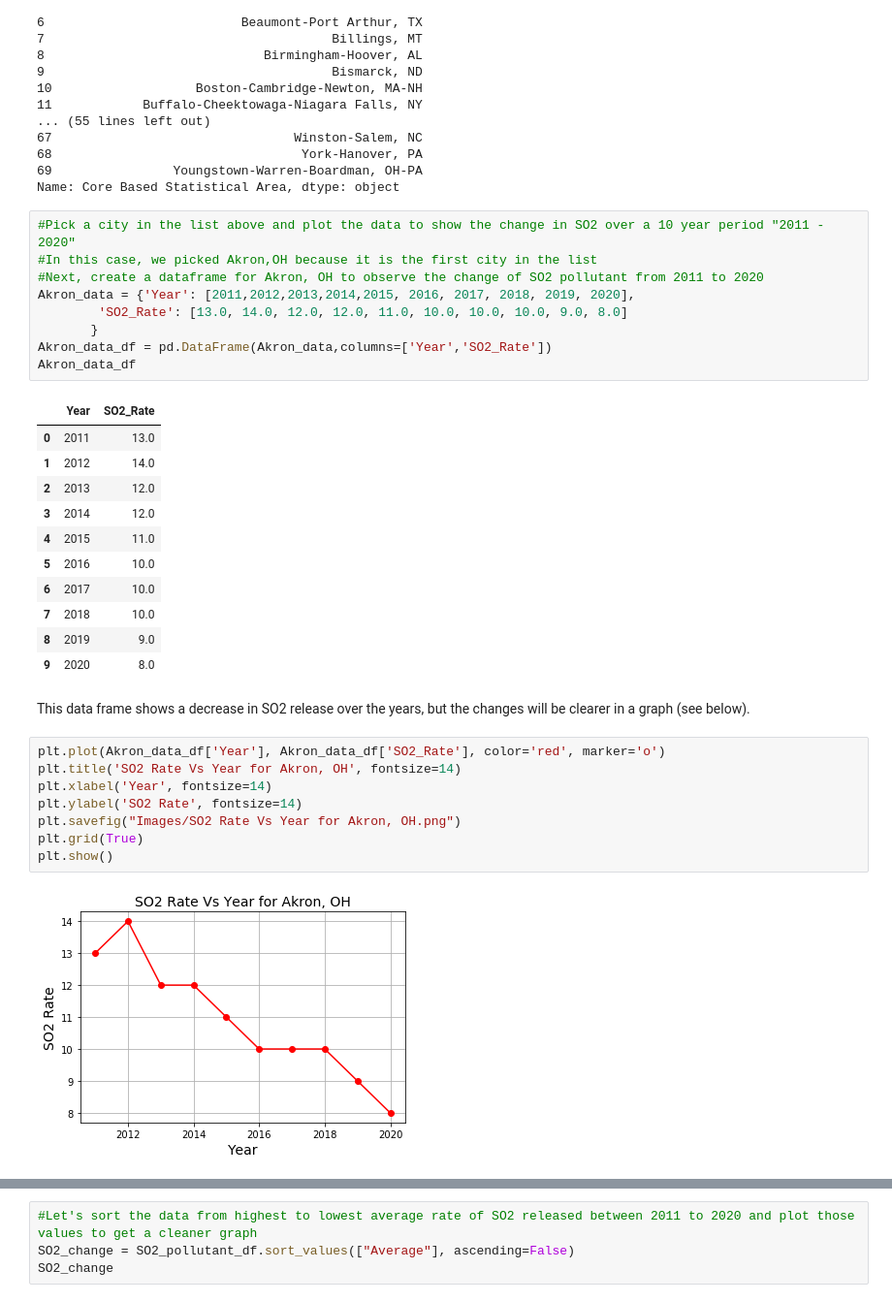
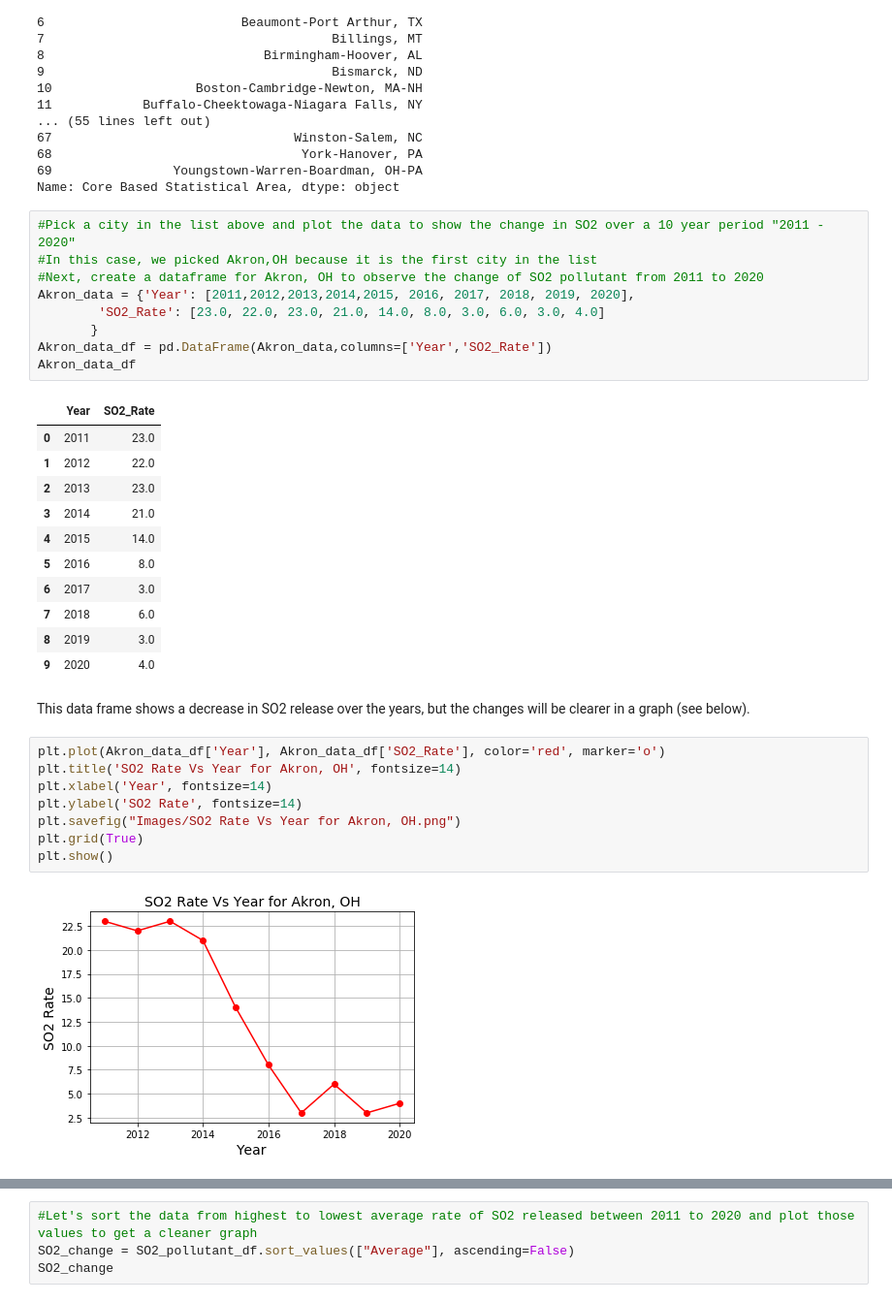
Before and after one commit to diallomt193/America-s-air-quality-analysis, a Jupyter notebook: SO2 Analysis.ipynb, the cells around one changed output, grey strips where cells are left out. Shown at 97% size. Drawn from its saved outputs; the diff is of its cells as text.

```diff
--- a/SO2 Analysis.ipynb
+++ b/SO2 Analysis.ipynb
@@ -166,24 +166,24 @@ Name: Core Based Statistical Area, dtype: object
 # %%
 #Pick a city in the list above and plot the data to show the change in SO2 over a 10 year period "2011 - 2020"
 #In this case, we picked Akron,OH because it is the first city in the list
 #Next, create a dataframe for Akron, OH to observe the change of SO2 pollutant from 2011 to 2020
 Akron_data = {'Year': [2011,2012,2013,2014,2015, 2016, 2017, 2018, 2019, 2020],
-        'SO2_Rate': [13.0, 14.0, 12.0, 12.0, 11.0, 10.0, 10.0, 10.0, 9.0, 8.0]
+        'SO2_Rate': [23.0, 22.0, 23.0, 21.0, 14.0, 8.0, 3.0, 6.0, 3.0, 4.0]
        }
 Akron_data_df = pd.DataFrame(Akron_data,columns=['Year','SO2_Rate'])
 Akron_data_df
 # %% [output]
 |  | Year | SO2_Rate |
-| 0 | 2011 | 13.0 |
-| 1 | 2012 | 14.0 |
-| 2 | 2013 | 12.0 |
-| 3 | 2014 | 12.0 |
-| 4 | 2015 | 11.0 |
-| 5 | 2016 | 10.0 |
-| 6 | 2017 | 10.0 |
-| 7 | 2018 | 10.0 |
-| 8 | 2019 | 9.0 |
-| 9 | 2020 | 8.0 |
+| 0 | 2011 | 23.0 |
+| 1 | 2012 | 22.0 |
+| 2 | 2013 | 23.0 |
+| 3 | 2014 | 21.0 |
+| 4 | 2015 | 14.0 |
+| 5 | 2016 | 8.0 |
+| 6 | 2017 | 3.0 |
+| 7 | 2018 | 6.0 |
+| 8 | 2019 | 3.0 |
+| 9 | 2020 | 4.0 |
 # %% [markdown]
 This data frame shows a decrease in SO2 release over the years, but the changes will be clearer in a graph (see below).
 # %%
@@ -195,5 +195,5 @@ plt.savefig("Images/SO2 Rate Vs Year for Akron, OH.png")
 plt.grid(True)
 plt.show()
 # %% [output]
-[figure, old version]
+[figure, new version]
 # %% [markdown]
```
Also changed, not shown: parts of 2 cells of this notebook, 8 other files.
